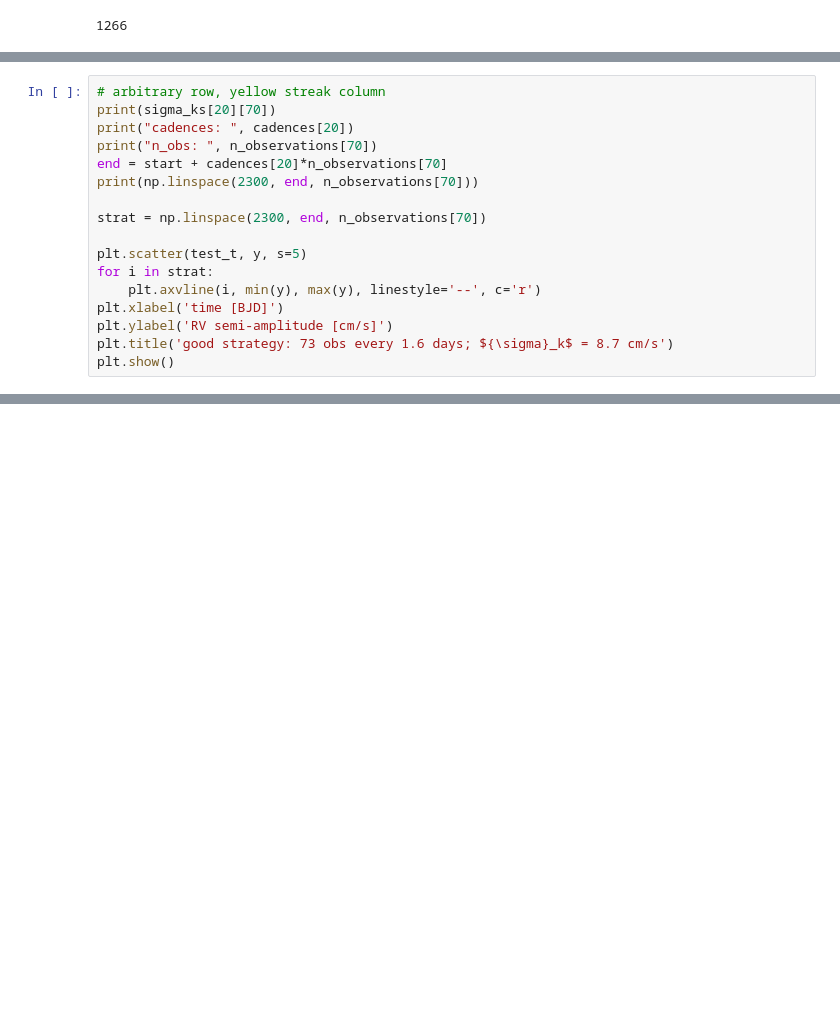
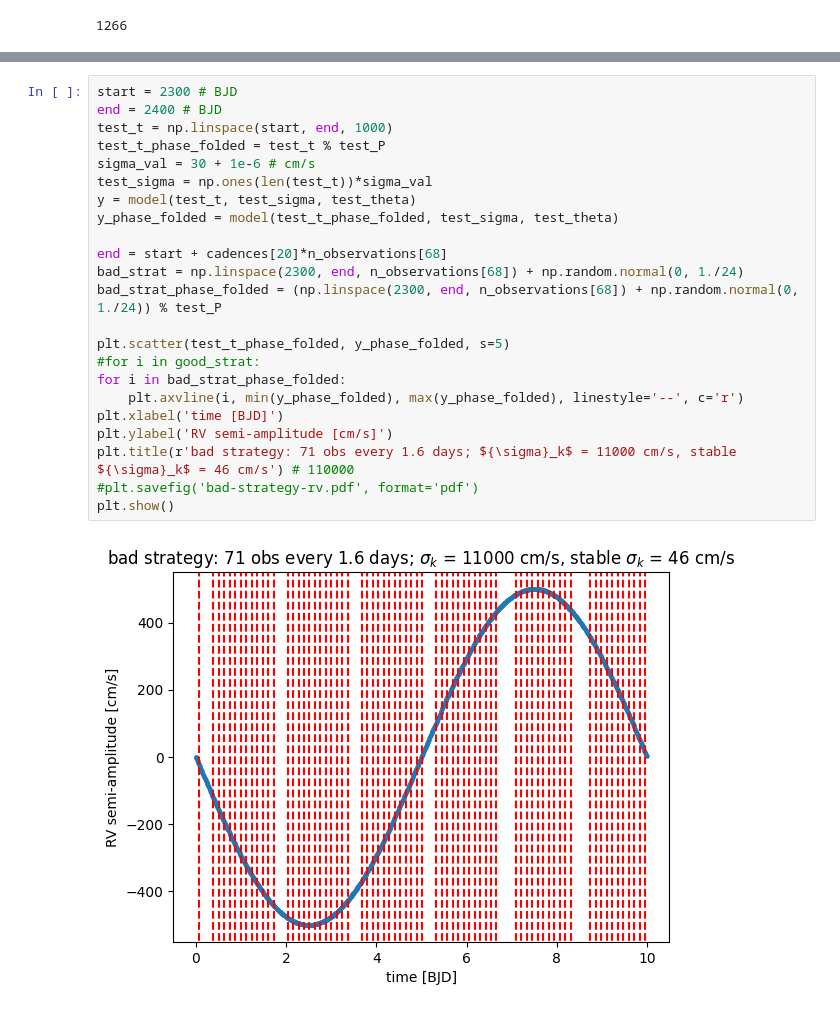
Before and after one commit to exoclam/gaspery, a Jupyter notebook: strategies.ipynb, the cells around one changed output, grey strips where cells are left out. Cells and saved outputs as stored; diff of their text form; blank space fills up the shorter version.

```diff
--- a/strategies.ipynb
+++ b/strategies.ipynb
@@ -394,17 +399,0 @@ plt.show()
-# %%
-# arbitrary row, yellow streak column
-print(sigma_ks[20][70])
-print("cadences: ", cadences[20])
-print("n_obs: ", n_observations[70])
-end = start + cadences[20]*n_observations[70]
-print(np.linspace(2300, end, n_observations[70]))
-
-strat = np.linspace(2300, end, n_observations[70])
-
-plt.scatter(test_t, y, s=5)
-for i in strat:
-    plt.axvline(i, min(y), max(y), linestyle='--', c='r')
-plt.xlabel('time [BJD]')
-plt.ylabel('RV semi-amplitude [cm/s]')
-plt.title('good strategy: 73 obs every 1.6 days; ${\sigma}_k$ = 8.7 cm/s')
-plt.show()
@@ -430,0 +428,25 @@ n_obs:  73
+# %%
+start = 2300 # BJD
+end = 2400 # BJD
+test_t = np.linspace(start, end, 1000)
+test_t_phase_folded = test_t % test_P
+sigma_val = 30 + 1e-6 # cm/s
+test_sigma = np.ones(len(test_t))*sigma_val
+y = model(test_t, test_sigma, test_theta)
+y_phase_folded = model(test_t_phase_folded, test_sigma, test_theta)
+
+end = start + cadences[20]*n_observations[68]
+bad_strat = np.linspace(2300, end, n_observations[68]) + np.random.normal(0, 1./24)
+bad_strat_phase_folded = (np.linspace(2300, end, n_observations[68]) + np.random.normal(0, 1./24)) % test_P
+
+plt.scatter(test_t_phase_folded, y_phase_folded, s=5)
+#for i in good_strat:
+for i in bad_strat_phase_folded:
+    plt.axvline(i, min(y_phase_folded), max(y_phase_folded), linestyle='--', c='r')
+plt.xlabel('time [BJD]')
+plt.ylabel('RV semi-amplitude [cm/s]')
+plt.title(r'bad strategy: 71 obs every 1.6 days; ${\sigma}_k$ = 11000 cm/s, stable ${\sigma}_k$ = 46 cm/s') # 110000
+#plt.savefig('bad-strategy-rv.pdf', format='pdf')
+plt.show()
+# %% [output]
+[figure, added]
```
Also changed, not shown: parts of 28 cells of this notebook, 2 other files.
